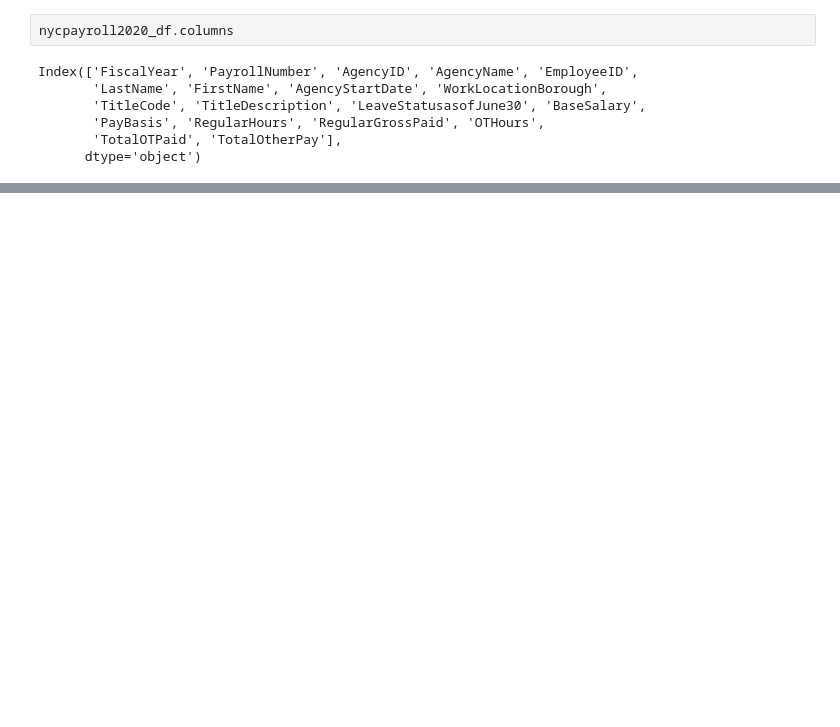
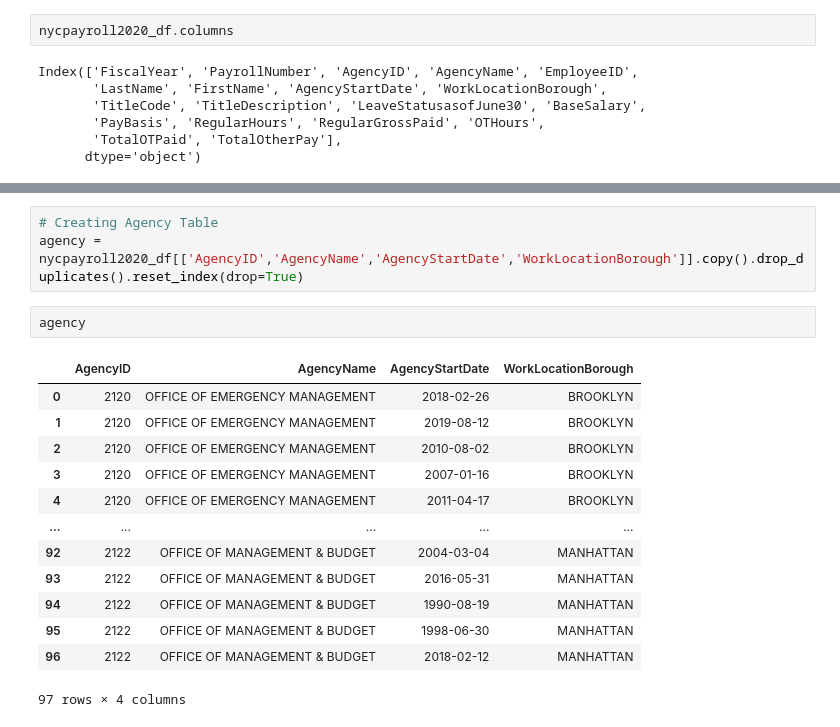
Before and after one commit to yinkatona/My_10Alytics_capstone_project, a Jupyter notebook: capstone_etl.ipynb, the cells around one changed output, grey strips where cells are left out. Drawn from its saved outputs; the diff is of its cells as text; blank space fills up the shorter version.

```diff
--- a/capstone_etl.ipynb
+++ b/capstone_etl.ipynb
@@ -204,0 +162,19 @@ Index(['FiscalYear', 'PayrollNumber', 'AgencyID', 'AgencyName', 'EmployeeID',
+# %%
+# Creating Agency Table
+agency = nycpayroll2020_df[['AgencyID','AgencyName','AgencyStartDate','WorkLocationBorough']].copy().drop_duplicates().reset_index(drop=True)
+# %%
+agency
+# %% [output]
+|  | AgencyID | AgencyName | AgencyStartDate | WorkLocationBorough |
+| 0 | 2120 | OFFICE OF EMERGENCY MANAGEMENT | 2018-02-26 | BROOKLYN |
+| 1 | 2120 | OFFICE OF EMERGENCY MANAGEMENT | 2019-08-12 | BROOKLYN |
+| 2 | 2120 | OFFICE OF EMERGENCY MANAGEMENT | 2010-08-02 | BROOKLYN |
+| 3 | 2120 | OFFICE OF EMERGENCY MANAGEMENT | 2007-01-16 | BROOKLYN |
+| 4 | 2120 | OFFICE OF EMERGENCY MANAGEMENT | 2011-04-17 | BROOKLYN |
+| ... | ... | ... | ... | ... |
+| 92 | 2122 | OFFICE OF MANAGEMENT & BUDGET | 2004-03-04 | MANHATTAN |
+| 93 | 2122 | OFFICE OF MANAGEMENT & BUDGET | 2016-05-31 | MANHATTAN |
+| 94 | 2122 | OFFICE OF MANAGEMENT & BUDGET | 1990-08-19 | MANHATTAN |
+| 95 | 2122 | OFFICE OF MANAGEMENT & BUDGET | 1998-06-30 | MANHATTAN |
+| 96 | 2122 | OFFICE OF MANAGEMENT & BUDGET | 2018-02-12 | MANHATTAN |
+97 rows × 4 columns
```
Also changed, not shown: parts of 37 cells of this notebook, 11 other files.
